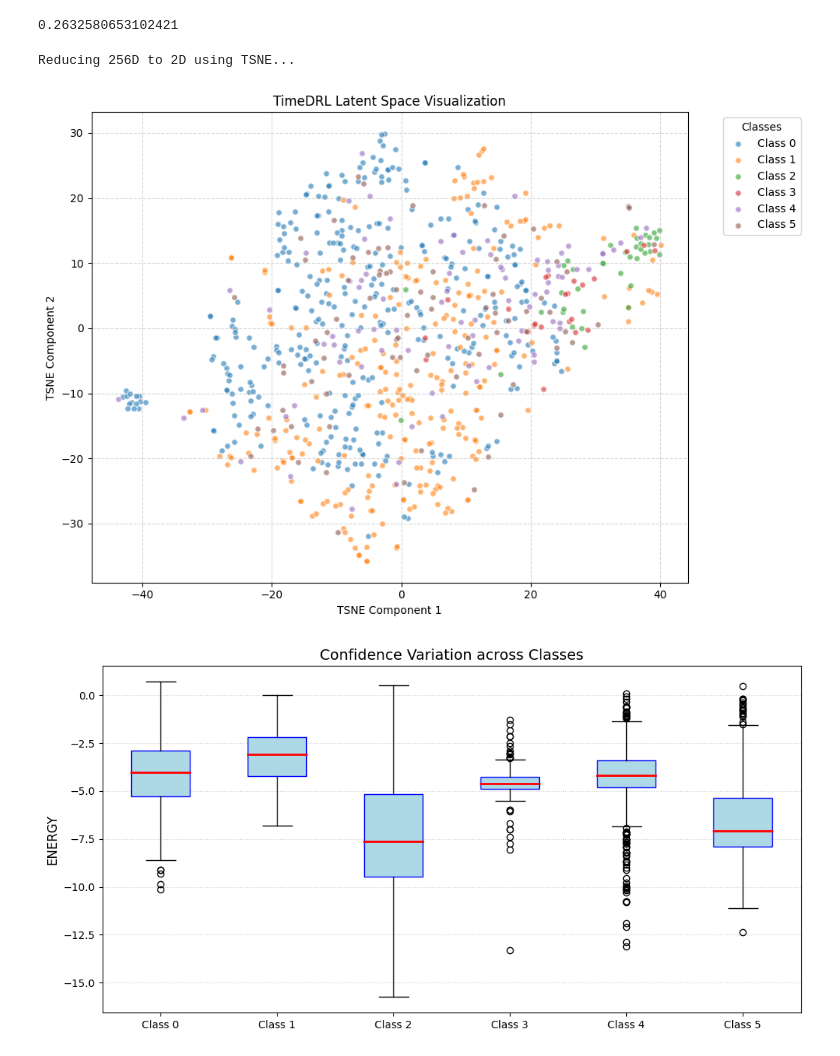
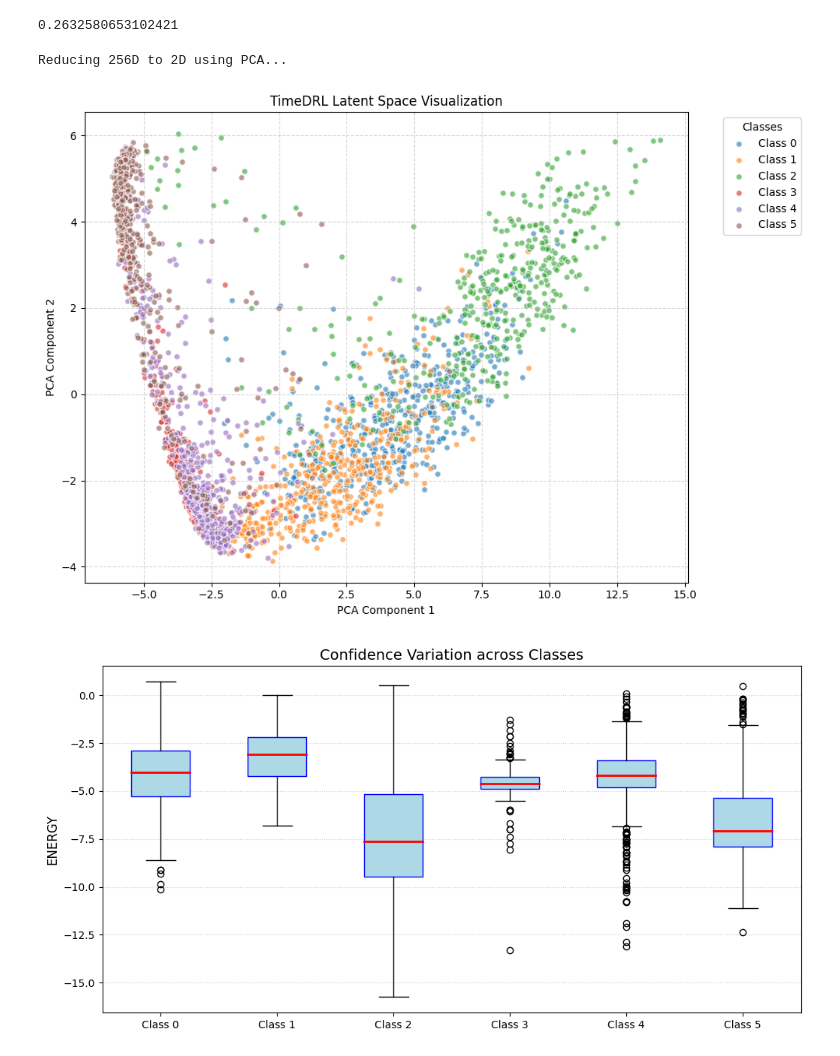
Before and after one commit to czotterbenedek/ood-detection-with-timedrl, a Jupyter notebook: analysis_results.ipynb, the cells around one changed output. Drawn from its saved outputs; the diff is of its cells as text; code cells hidden in the pictures.

```diff
--- a/analysis_results.ipynb
+++ b/analysis_results.ipynb
@@ -453,10 +453,10 @@ plot_auroc_manual(id_results, ood_results, score_type='energy')
 [figure]
 0.2632580653102421
 # %%
-plot_latent_clusters(analysis_results, method='tsne')
+plot_latent_clusters(analysis_results, method='pca')
 # %% [output]
-Reducing 256D to 2D using TSNE...
+Reducing 256D to 2D using PCA...
-[figure, old version]
+[figure, new version]
 # %%
 plot_per_class_confidence(analysis_results, column='energy')
 # %% [output]
```
Also changed, not shown: 3 other files.
